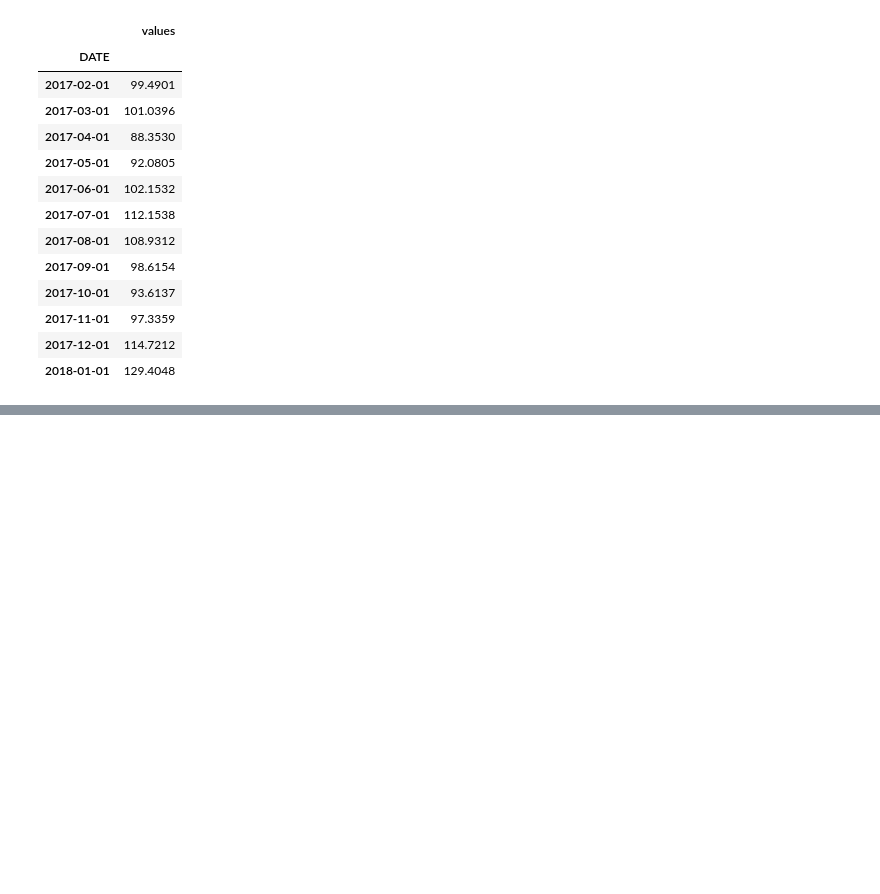
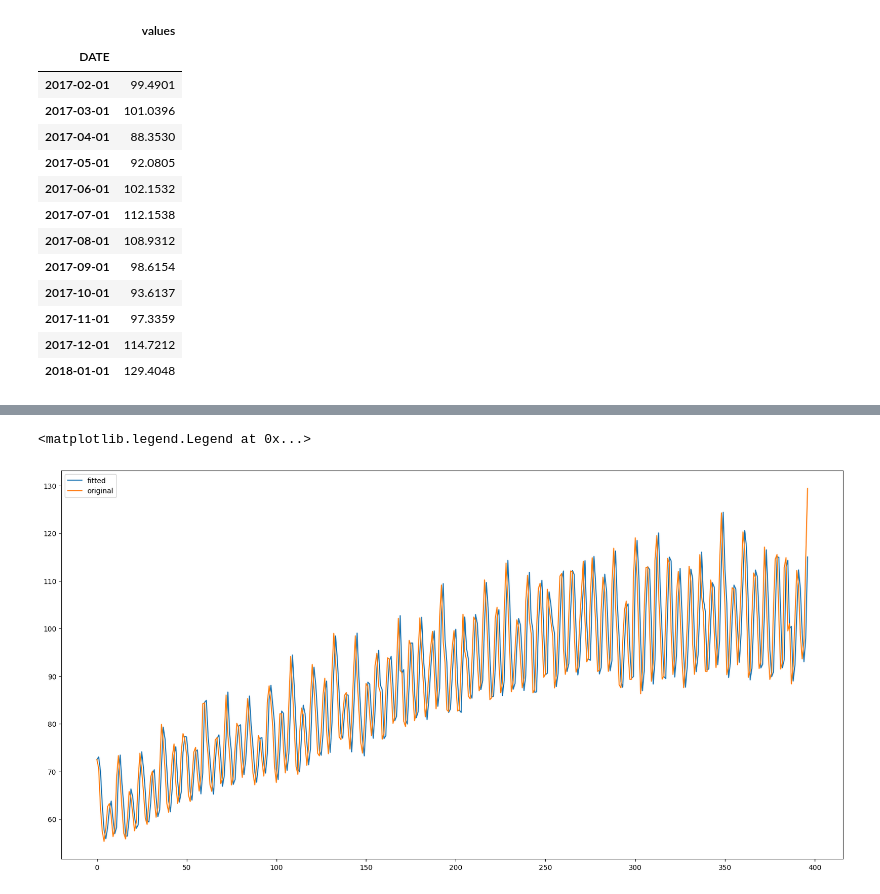
Before and after one commit to anidec25/Linear-Regression, a Jupyter notebook: Time Series/electric_production.ipynb, the cells around one changed output, grey strips where cells are left out. Cells and saved outputs as stored; diff of their text form; code cells hidden in the pictures; blank space fills up the shorter version.

```diff
--- a/Time Series/electric_production.ipynb
+++ b/Time Series/electric_production.ipynb
@@ -176,0 +179,9 @@ df.index.year.max()
+# %%
+model = sm.tsa.ExponentialSmoothing(series, trend='add', seasonal='add', seasonal_periods=7).fit()
+
+model.fittedvalues.plot(label='fitted')
+series.plot(label='original')
+plt.legend()
+# %% [output]
+<matplotlib.legend.Legend at 0x...>
+[figure, added]
```
Also changed, not shown: parts of 7 cells of this notebook.
